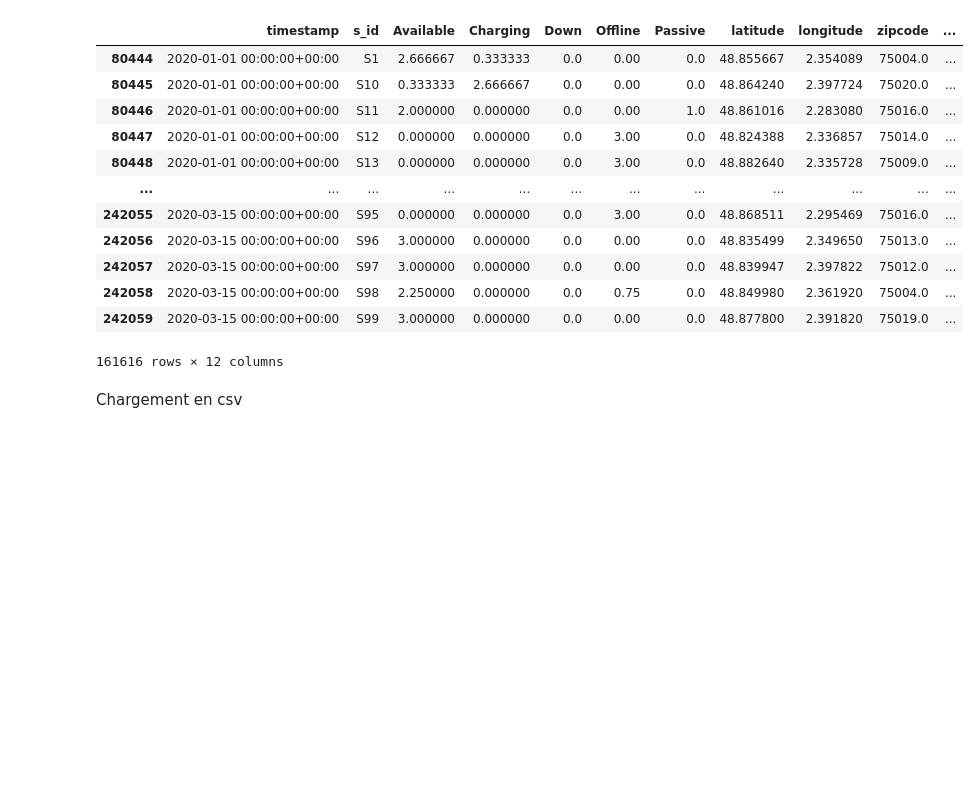
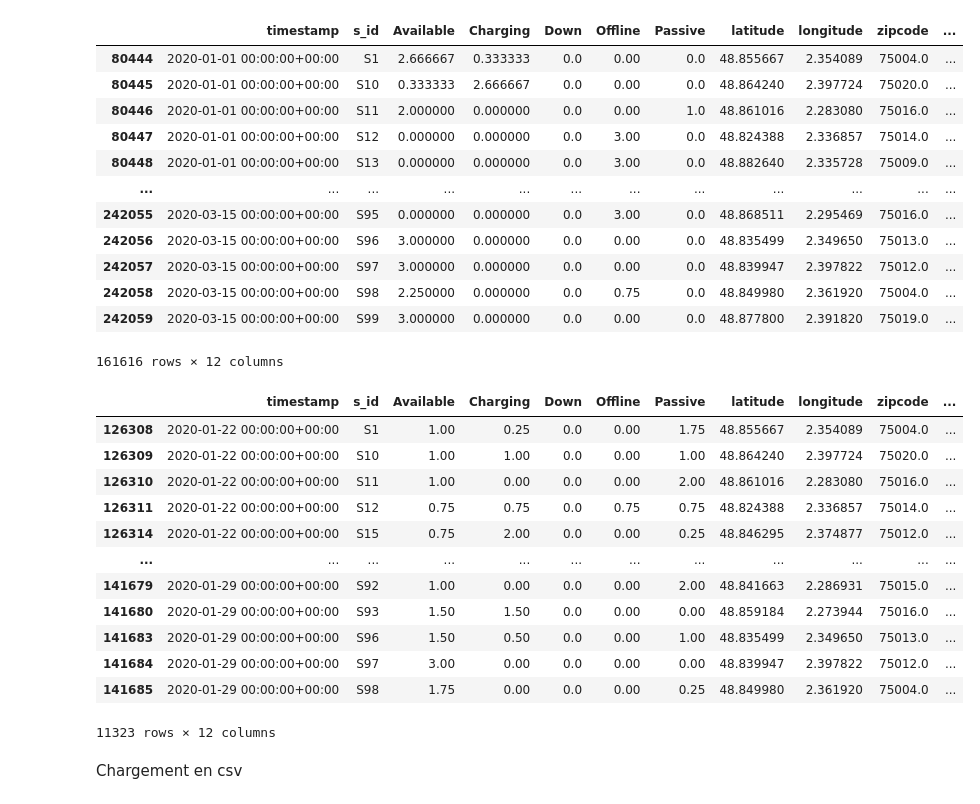
Before and after one commit to dantruski/Projet-Python-DS-Belib, a Jupyter notebook: main.ipynb, the cells around one changed output. Drawn from its saved outputs; the diff is of its cells as text; code cells hidden in the pictures; blank space fills up the shorter version.

```diff
--- a/main.ipynb
+++ b/main.ipynb
@@ -253,19 +254,32 @@ hourly_df.dropna()
 161616 rows × 12 columns
 # %%
 #Supprimer stations avec plus que 50% de "offline" ou "down"
-'''compteur_hs=[]
-for station in hourly_df["s_id"].unique():
-    hs = hourly_df[hourly_df["s_id"] == station]["taux_hs"].sum()/(hourly_df['timestamp'].nunique())
-    compteur_hs.append((station,hs))'''
 
 taux_hs_moyen= hourly_df.groupby('s_id')['taux_hs'].mean()
 bonnes_stations=taux_hs_moyen[taux_hs_moyen <= 0.5].index
 
 hourly_df = hourly_df[hourly_df['s_id'].isin(bonnes_stations)]
-hourly_df["s_id"].nunique()
 
 
+debut_semaine = "2020-01-22"
+fin_semaine = "2020-01-29"
+
 hourly_df_semaine = hourly_df[(hourly_df['timestamp'] >= debut_semaine) & (hourly_df['timestamp'] <= fin_semaine)]
+hourly_df_semaine
+# %% [output]
+|  | timestamp | s_id | Available | Charging | Down | Offline | Passive | latitude | longitude | zipcode | ... |
+| 126308 | 2020-01-22 00:00:00+00:00 | S1 | 1.00 | 0.25 | 0.0 | 0.00 | 1.75 | 48.855667 | 2.354089 | 75004.0 | ... |
+| 126309 | 2020-01-22 00:00:00+00:00 | S10 | 1.00 | 1.00 | 0.0 | 0.00 | 1.00 | 48.864240 | 2.397724 | 75020.0 | ... |
+| 126310 | 2020-01-22 00:00:00+00:00 | S11 | 1.00 | 0.00 | 0.0 | 0.00 | 2.00 | 48.861016 | 2.283080 | 75016.0 | ... |
+| 126311 | 2020-01-22 00:00:00+00:00 | S12 | 0.75 | 0.75 | 0.0 | 0.75 | 0.75 | 48.824388 | 2.336857 | 75014.0 | ... |
+| 126314 | 2020-01-22 00:00:00+00:00 | S15 | 0.75 | 2.00 | 0.0 | 0.00 | 0.25 | 48.846295 | 2.374877 | 75012.0 | ... |
+| ... | ... | ... | ... | ... | ... | ... | ... | ... | ... | ... | ... |
+| 141679 | 2020-01-29 00:00:00+00:00 | S92 | 1.00 | 0.00 | 0.0 | 0.00 | 2.00 | 48.841663 | 2.286931 | 75015.0 | ... |
+| 141680 | 2020-01-29 00:00:00+00:00 | S93 | 1.50 | 1.50 | 0.0 | 0.00 | 0.00 | 48.859184 | 2.273944 | 75016.0 | ... |
+| 141683 | 2020-01-29 00:00:00+00:00 | S96 | 1.50 | 0.50 | 0.0 | 0.00 | 1.00 | 48.835499 | 2.349650 | 75013.0 | ... |
+| 141684 | 2020-01-29 00:00:00+00:00 | S97 | 3.00 | 0.00 | 0.0 | 0.00 | 0.00 | 48.839947 | 2.397822 | 75012.0 | ... |
+| 141685 | 2020-01-29 00:00:00+00:00 | S98 | 1.75 | 0.00 | 0.0 | 0.00 | 0.25 | 48.849980 | 2.361920 | 75004.0 | ... |
+11323 rows × 12 columns
 # %% [markdown]
 Chargement en csv
 # %%
```
Also changed, not shown: parts of 4 cells of this notebook, 1 other file.
